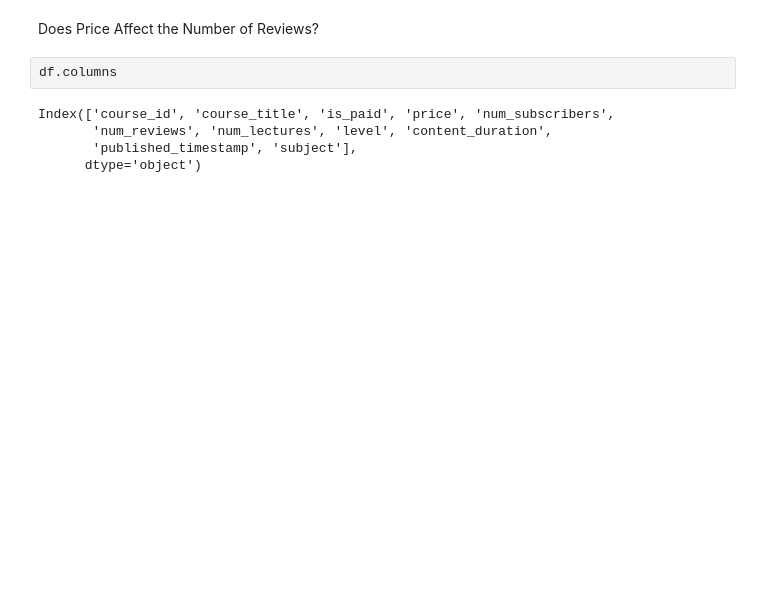
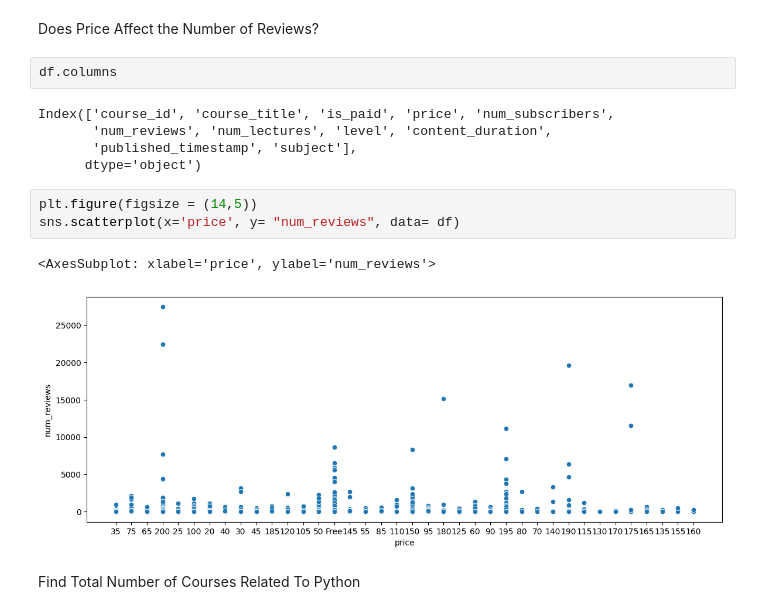
Before and after one commit to smashfakuddin/Udemy_course_DA, a Jupyter notebook: Udemy_analysis.ipynb, the cells around one changed output. Drawn from its saved outputs; the diff is of its cells as text; blank space fills up the shorter version.

```diff
--- a/Udemy_analysis.ipynb
+++ b/Udemy_analysis.ipynb
@@ -256,3 +257,11 @@ Index(['course_id', 'course_title', 'is_paid', 'price', 'num_subscribers',
        'num_reviews', 'num_lectures', 'level', 'content_duration',
        'published_timestamp', 'subject'],
       dtype='object')
+# %%
+plt.figure(figsize = (14,5))
+sns.scatterplot(x='price', y= "num_reviews", data= df)
+# %% [output]
+<AxesSubplot: xlabel='price', ylabel='num_reviews'>
+[figure, added]
+# %% [markdown]
+Find Total Number of Courses Related To Python
```
Also changed, not shown: parts of 17 cells of this notebook.
